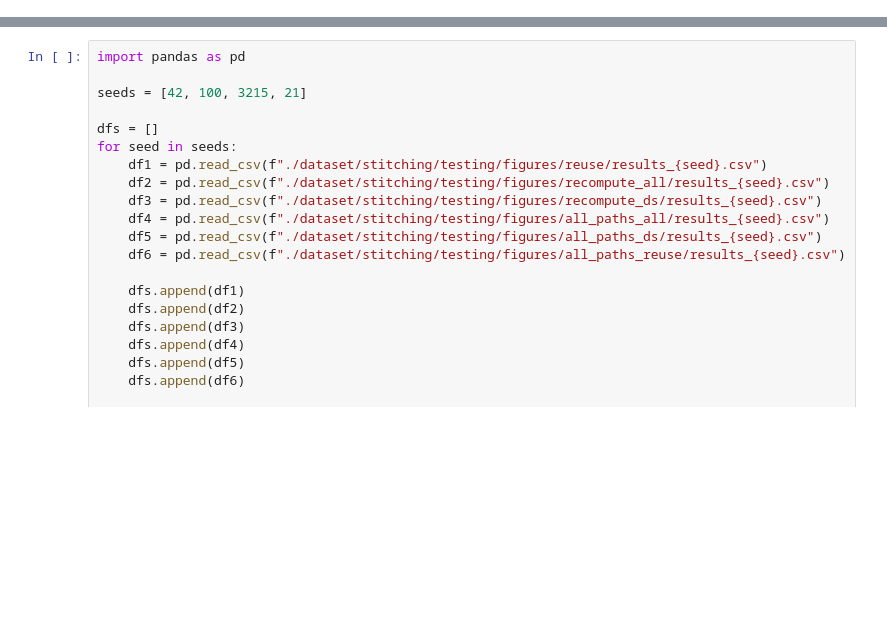
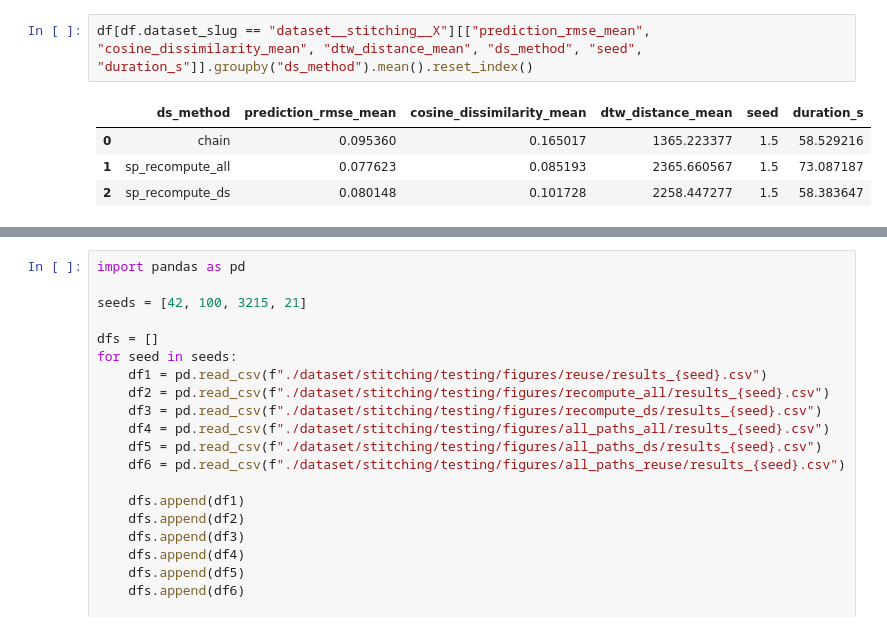
Before and after one commit to KilianFt/DemoStitching, a Jupyter notebook: plots.ipynb, the cells around one changed output, grey strips where cells are left out. Drawn from its saved outputs; the diff is of its cells as text; blank space fills up the shorter version.

```diff
--- a/plots.ipynb
+++ b/plots.ipynb
@@ -0,0 +15,7 @@
+# %%
+df[df.dataset_slug == "dataset__stitching__X"][["prediction_rmse_mean", "cosine_dissimilarity_mean", "dtw_distance_mean", "ds_method", "seed", "duration_s"]].groupby("ds_method").mean().reset_index()
+# %% [output]
+|  | ds_method | prediction_rmse_mean | cosine_dissimilarity_mean | dtw_distance_mean | seed | duration_s |
+| 0 | chain | 0.095360 | 0.165017 | 1365.223377 | 1.5 | 58.529216 |
+| 1 | sp_recompute_all | 0.077623 | 0.085193 | 2365.660567 | 1.5 | 73.087187 |
+| 2 | sp_recompute_ds | 0.080148 | 0.101728 | 2258.447277 | 1.5 | 58.383647 |
```
Also changed, not shown: parts of 10 cells of this notebook, 16 other files.
